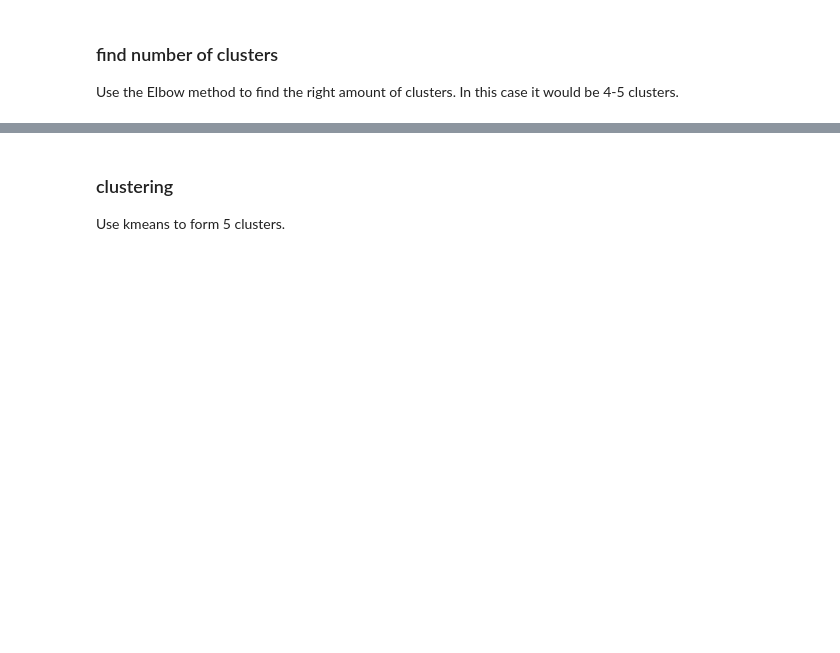
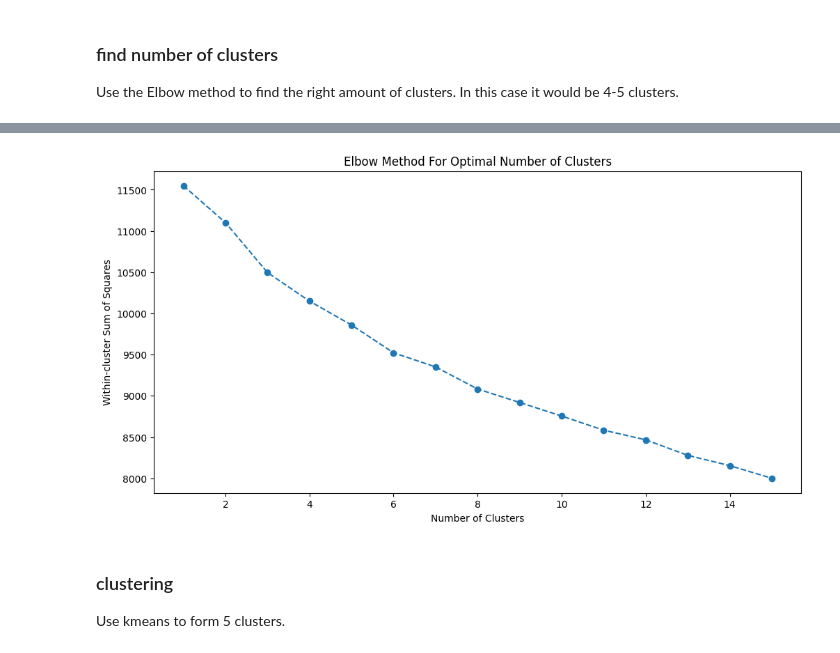
Before and after one commit to Nik-mundt/Data_Squad, a Jupyter notebook: DS3_Matching.ipynb, the cells around one changed output, grey strips where cells are left out. Cells and saved outputs as stored; diff of their text form; code cells hidden in the pictures; blank space fills up the shorter version.

Commit message:
Updated matching with manual words

```diff
--- a/DS3_Matching.ipynb
+++ b/DS3_Matching.ipynb
@@ -10,8 +10,8 @@ import matplotlib.pyplot as plt
 get the dataframe with all syllabi and the dataframe with courses
 # %%
 # Custom parsing considering the semicolon as a delimiter and potential multiline records
-syllabi_df = pd.read_csv("syllabi.csv", delimiter=';')
-course_df = pd.read_excel('tekems_section_demand_20230124_1930.xlsx')
+syllabi_df = pd.read_csv("data/syllabi.csv", delimiter=';')
+course_df = pd.read_excel('data/tekems_section_demand_20230124_1930.xlsx')
 
 # Display the first few records to verify if the dataframe is loaded correctly
 syllabi_df.head()
@@ -133,3 +142,78 @@ plt.show()
+# %%
+# Import necessary libraries
+from sklearn.feature_extraction.text import TfidfVectorizer, ENGLISH_STOP_WORDS
+from sklearn.cluster import KMeans
+import matplotlib.pyplot as plt
+
+# Given list of manual stop words
+manual_stop_words = set([
+    'i', 'me', 'my', 'myself', 'we', 'our', 'ours', 'ourselves', 'you', "you're", "you've", "you'll", "you'd", 'your',
+    'yours', 'yourself', 'yourselves', 'he', 'him', 'his', 'himself', 'she', "she's", 'her', 'hers', 'herself', 'it',
+    "it's", 'its', 'itself', 'they', 'them', 'their', 'theirs', 'themselves', 'what', 'which', 'who', 'whom', 'this',
+    'that', "that'll", 'these', 'those', 'am', 'is', 'are', 'was', 'were', 'be', 'been', 'being', 'have', 'has', 'had',
+    'having', 'do', 'does', 'did', 'doing', 'a', 'an', 'the', 'and', 'but', 'if', 'or', 'because', 'as', 'until', 'while',
+    'of', 'at', 'by', 'for', 'with', 'about', 'against', 'between', 'into', 'through', 'during', 'before', 'after',
+    'above', 'below', 'to', 'from', 'up', 'down', 'in', 'out', 'on', 'off', 'over', 'under', 'again', 'further', 'then',
+    'once', 'here', 'there', 'when', 'where', 'why', 'how', 'all', 'any', 'both', 'each', 'few', 'more', 'most', 'other',
+    'some', 'such', 'no', 'nor', 'not', 'only', 'own', 'same', 'so', 'than', 'too', 'very', 's', 't', 'can', 'will',
+    'just', 'don', "don't", 'should', "should've", 'now', 'd', 'll', 'm', 'o', 're', 've', 'y', 'ain', 'aren', "aren't",
+    'couldn', "couldn't", 'didn', "didn't", 'doesn', "doesn't", 'hadn', "hadn't", 'hasn', "hasn't", 'haven', "haven't",
+    'isn', "isn't", 'ma', 'mightn', "mightn't", 'mustn', "mustn't", 'needn', "needn't", 'shan', "shan't", 'shouldn',
+    "shouldn't", 'wasn', "wasn't", 'weren', "weren't", 'won', "won't", 'wouldn', "wouldn't", "course", "syllabus", "students",
+    "group", "nova", "class", "need", "ff", "sbe", "tba"
+])
+
+# Merge your manual stop words with the default English stop words from sklearn
+combined_stop_words = set(ENGLISH_STOP_WORDS).union(manual_stop_words)
+
+# Convert the set of combined stop words to a list
+combined_stop_words_list = list(combined_stop_words)
+
+# Function to clean text
+def clean_text(text):
+    # If the text is not a string, return None
+    if not isinstance(text, str):
+        return None
+
+    # Basic cleaning
+    text = text.lower()  # lowercase text
+    text = ''.join([word for word in text if not word.isdigit()])  # remove digits
+    text = ' '.join(word for word in text.split() if word.isalpha())  # remove non-alphabetic characters
+
+    # If the cleaned text is empty, return None
+    if not text:
+        return None
+
+    return text
+
+# Apply clean_text function
+merged_df_specific_code['cleaned_syllabus'] = merged_df_specific_code['syllabus'].apply(clean_text)
+
+# Filter out rows with None values in cleaned_syllabus column
+merged_df_specific_code = merged_df_specific_code[merged_df_specific_code['cleaned_syllabus'].notna()]
+
+# Initialize a TF-IDF Vectorizer with the combined stop words list
+vectorizer = TfidfVectorizer(stop_words=combined_stop_words_list, max_features=1000)  # Limiting to 1000 features for efficiency
+
+# Transform the cleaned syllabus text into a TF-IDF matrix
+X = vectorizer.fit_transform(merged_df_specific_code['cleaned_syllabus'])
+
+# Calculating error for a range of number of clusters (from 1 to 15)
+wcss = []  # Within-cluster sum of squares
+for i in range(1, 16):
+    kmeans = KMeans(n_clusters=i, init='k-means++', max_iter=300, n_init=10, random_state=0)
+    kmeans.fit(X)
+    wcss.append(kmeans.inertia_)  # Sum of squared distances of samples to their closest cluster center
+
+# Plotting the elbow curve
+plt.figure(figsize=(12, 6))
+plt.plot(range(1, 16), wcss, marker='o', linestyle='--')
+plt.title('Elbow Method For Optimal Number of Clusters')
+plt.xlabel('Number of Clusters')
+plt.ylabel('Within-cluster Sum of Squares')
+plt.show()
+# %% [output]
+[figure, added]
 # %% [markdown]
 ### clustering
 Use kmeans to form 5 clusters.
```
Also changed, not shown: parts of 6 cells of this notebook.
